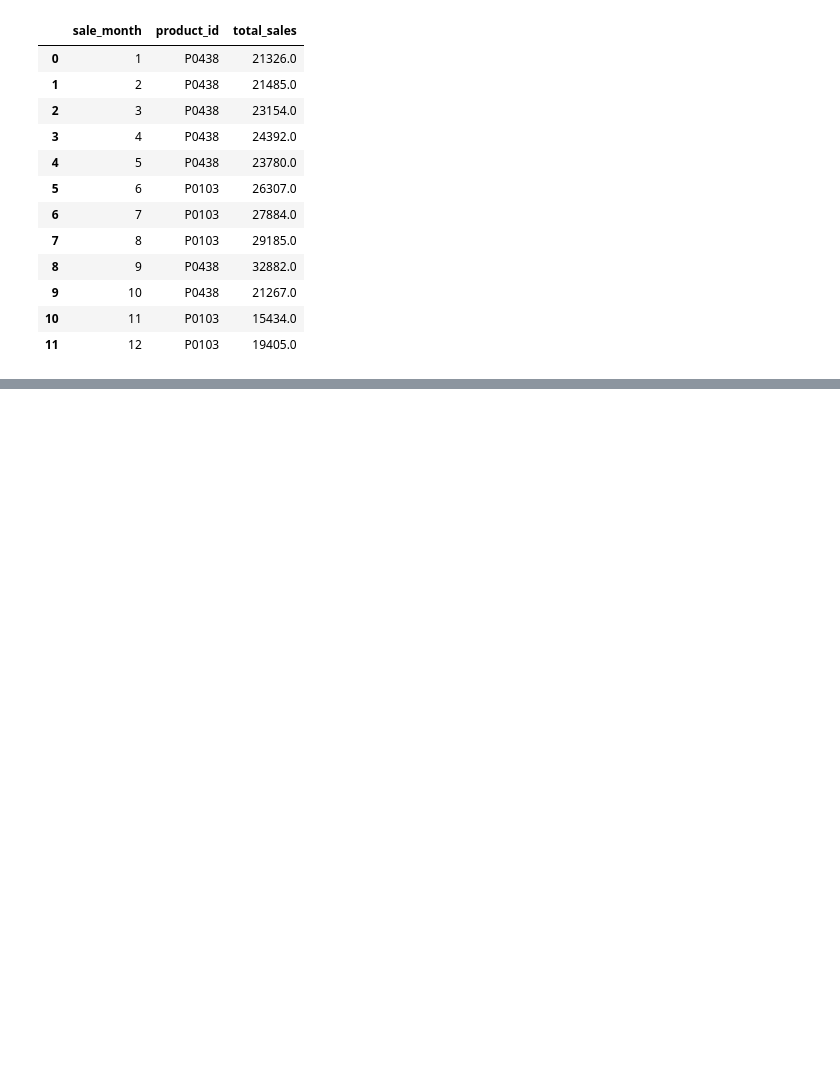
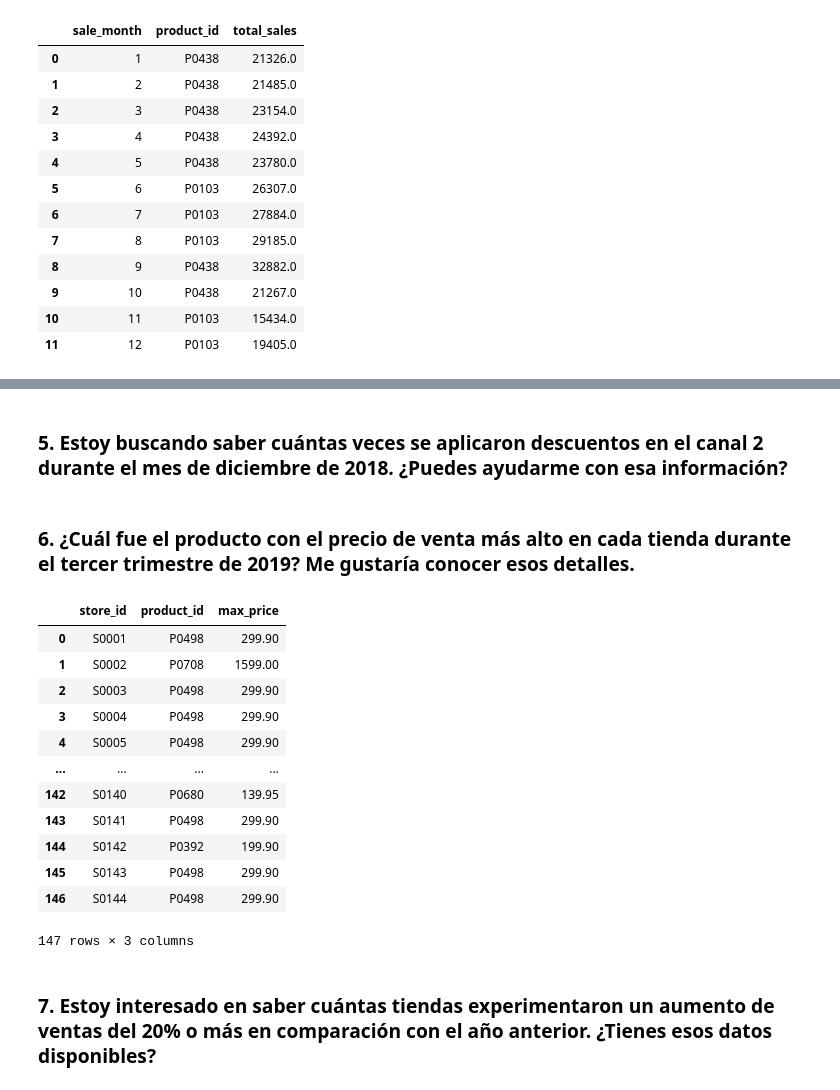
Before and after one commit to cramirez98/WorkshopSumz, a Jupyter notebook: workshop/Workshop 1.ipynb, the cells around one changed output, grey strips where cells are left out. Cells and saved outputs as stored; diff of their text form; code cells hidden in the pictures; blank space fills up the shorter version.

```diff
--- a/workshop/Workshop 1.ipynb
+++ b/workshop/Workshop 1.ipynb
@@ -1309,0 +1371,56 @@ conn.sql(query).to_df()
+# %% [markdown]
+### 5. Estoy buscando saber cuántas veces se aplicaron descuentos en el canal 2 durante el mes de diciembre de 2018. ¿Puedes ayudarme con esa información?
+# %% [markdown]
+### 6. ¿Cuál fue el producto con el precio de venta más alto en cada tienda durante el tercer trimestre de 2019? Me gustaría conocer esos detalles.
+# %%
+query = """
+WITH MAX_PRICE AS (
+    SELECT
+        A.store_id
+        ,A.product_id
+        ,MAX(A.price) AS max_price
+    FROM analysis A
+    WHERE
+        A.sale_year = 2019
+        AND A.sale_quarter = 3
+    GROUP BY
+        A.store_id
+        ,A.product_id
+)
+, W_RANK AS (
+    SELECT
+        MP.store_id
+        ,MP.product_id
+        ,MP.max_price,
+        RANK() OVER(
+            PARTITION BY MP.store_id
+            ORDER BY MP.max_price DESC
+        ) AS rank
+    FROM MAX_PRICE MP
+)
+SELECT
+    WR.store_id
+    ,WR.product_id
+    ,WR.max_price
+FROM W_RANK WR
+WHERE
+    WR.rank = 1
+ORDER BY WR.store_id
+"""
+conn.sql(query).to_df()
+# %% [output]
+|  | store_id | product_id | max_price |
+| 0 | S0001 | P0498 | 299.90 |
+| 1 | S0002 | P0708 | 1599.00 |
+| 2 | S0003 | P0498 | 299.90 |
+| 3 | S0004 | P0498 | 299.90 |
+| 4 | S0005 | P0498 | 299.90 |
+| ... | ... | ... | ... |
+| 142 | S0140 | P0680 | 139.95 |
+| 143 | S0141 | P0498 | 299.90 |
+| 144 | S0142 | P0392 | 199.90 |
+| 145 | S0143 | P0498 | 299.90 |
+| 146 | S0144 | P0498 | 299.90 |
+147 rows × 3 columns
+# %% [markdown]
+### 7. Estoy interesado en saber cuántas tiendas experimentaron un aumento de ventas del 20% o más en comparación con el año anterior. ¿Tienes esos datos disponibles?
```
Also changed, not shown: parts of 18 cells of this notebook.
